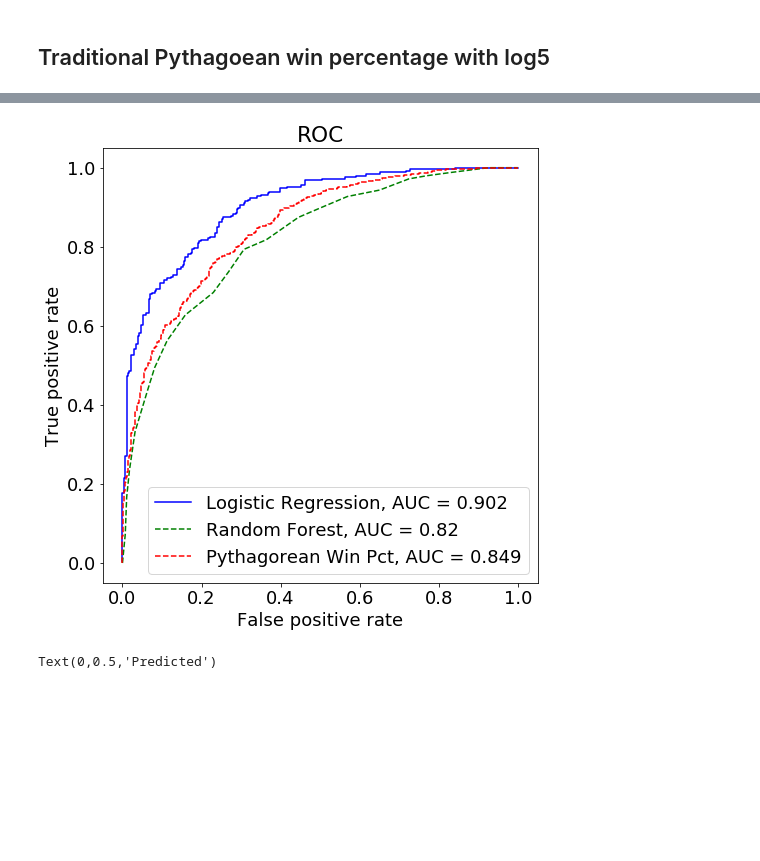
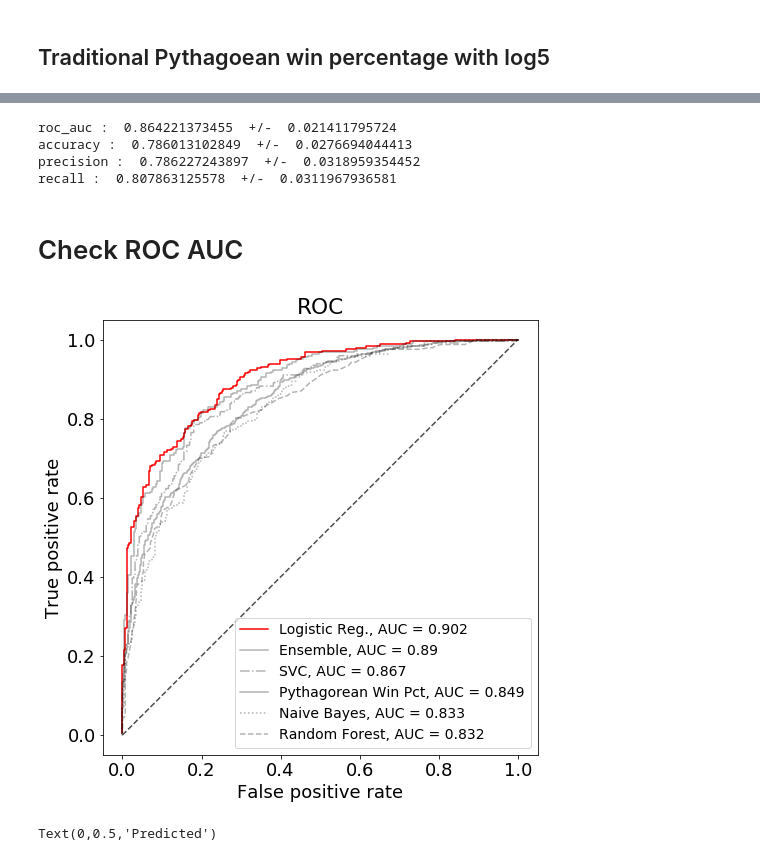
Before and after one commit to gshau/madBrackets, a Jupyter notebook: gameAnalysis.ipynb, the cells around one changed output, grey strips where cells are left out. Saved outputs shown, nothing was run; the diff lists cells and outputs as text; code cells hidden in the pictures; blank space fills up the shorter version.

```diff
--- a/gameAnalysis.ipynb
+++ b/gameAnalysis.ipynb
@@ -173,7 +187,7 @@ X_train, X_test, y_train, y_test = train_test_split(X, y, test_size=test_size, r
 X=X_train
 y=y_train
 
-randFor=RandomForestClassifier(n_estimators=20, max_depth=None, min_samples_split=2, random_state=0)
+randFor=RandomForestClassifier(n_estimators=100, max_depth=None, min_samples_split=2, random_state=0)
 randFor.fit(X_train, y_train)
 
 for scoring in ['roc_auc' , 'accuracy', 'precision', 'recall']:
@@ -320,0 +319,7 @@ def pythagGame(df_game,exp=11.5):
+# %%
+svc = SVC(kernel='rbf', probability=True)
+svc.fit(X,y)
+
+
+nb = GaussianNB()
+nb.fit(X,y)
@@ -321,25 +354,50 @@ def pythagGame(df_game,exp=11.5):
+# %%
+ensemble=VotingClassifier(estimators=[('logreg', logReg), ('randFor', randFor), ('svc', svc), ('nb', nb)],voting='soft')
+ensemble=VotingClassifier(estimators=[('logreg', logReg), ('svc', svc)],voting='soft')
+ensemble.fit(X,y)
+for scoring in ['roc_auc' , 'accuracy', 'precision', 'recall']:
+    results = cross_val_score(ensemble, X, y, scoring=scoring)
+    print(scoring, ': ', results.mean(), ' +/- ', results.std())
+# %% [output]
+roc_auc :  0.864221373455  +/-  0.021411795724
+accuracy :  0.786013102849  +/-  0.0276694044413
+precision :  0.786227243897  +/-  0.0318959354452
+recall :  0.807863125578  +/-  0.0311967936581
+# %% [markdown]
+# Check ROC AUC
 # %%
 y_predPythag=pythagGame(dfAll)
 
 fpr,tpr,thr=roc_curve(y_test,logReg.predict_proba(X_test)[:,1])
-plt.plot(fpr,tpr,'b',label='Logistic Regression, AUC = '+str(round(roc_auc_score(y_test,logReg.predict_proba(X_test)[:,1]),3)))
+plt.plot(fpr,tpr,'r',label='Logistic Reg., AUC = '+str(round(roc_auc_score(y_test,logReg.predict_proba(X_test)[:,1]),3)))
+
+fpr,tpr,thr=roc_curve(y_test,ensemble.predict_proba(X_test)[:,1])
+plt.plot(fpr,tpr,c=[0,0,0,.3],linestyle='-',label='Ensemble, AUC = '+str(round(roc_auc_score(y_test,ensemble.predict_proba(X_test)[:,1]),3)))
+
+fpr,tpr,thr=roc_curve(y_test,svc.predict_proba(X_test)[:,1])
+plt.plot(fpr,tpr,c=[0,0,0,.3],linestyle='-.',label='SVC, AUC = '+str(round(roc_auc_score(y_test,svc.predict_proba(X_test)[:,1]),3)))
+
+fpr,tpr,thr=roc_curve(dfAll['outcome'],y_predPythag)
+plt.plot(fpr,tpr,c=[0,0,0,.3],linestyle='-',label='Pythagorean Win Pct, AUC = '+str(round(roc_auc_score(dfAll['outcome'],y_predPythag),3)))
+
+fpr,tpr,thr=roc_curve(y_test,nb.predict_proba(X_test)[:,1])
+plt.plot(fpr,tpr,c=[0,0,0,.3],linestyle=':',label='Naive Bayes, AUC = '+str(round(roc_auc_score(y_test,nb.predict_proba(X_test)[:,1]),3)))
 
 fpr,tpr,thr=roc_curve(y_test,randFor.predict_proba(X_test)[:,1])
-plt.plot(fpr,tpr,'g--',label='Random Forest, AUC = '+str(round(roc_auc_score(y_test,randFor.predict_proba(X_test)[:,1]),3)))
-
-fpr,tpr,thr=roc_curve(dfAll['outcome'],y_predPythag)
-plt.plot(fpr,tpr,'r--',label='Pythagorean Win Pct, AUC = '+str(round(roc_auc_score(dfAll['outcome'],y_predPythag),3)))
+plt.plot(fpr,tpr,c=[0,0,0,.3],linestyle='--',label='Random Forest, AUC = '+str(round(roc_auc_score(y_test,randFor.predict_proba(X_test)[:,1]),3)))
 
 
-plt.legend()
+plt.plot(np.linspace(0,1,10),np.linspace(0,1,10),'--',c=[0,0,0,.7])
+
+plt.legend(prop={'size': 14})
 plt.xlabel('False positive rate')
 plt.ylabel('True positive rate')
 plt.title('ROC')
 
 ax=plt.gca()
 ax.set_aspect(1)
 # %% [output]
-[figure, old version]
+[figure, new version]
 # %%
 fig = plt.figure()
 plt.clf()
```
Also changed, not shown: parts of 20 cells of this notebook, 2 other files.
